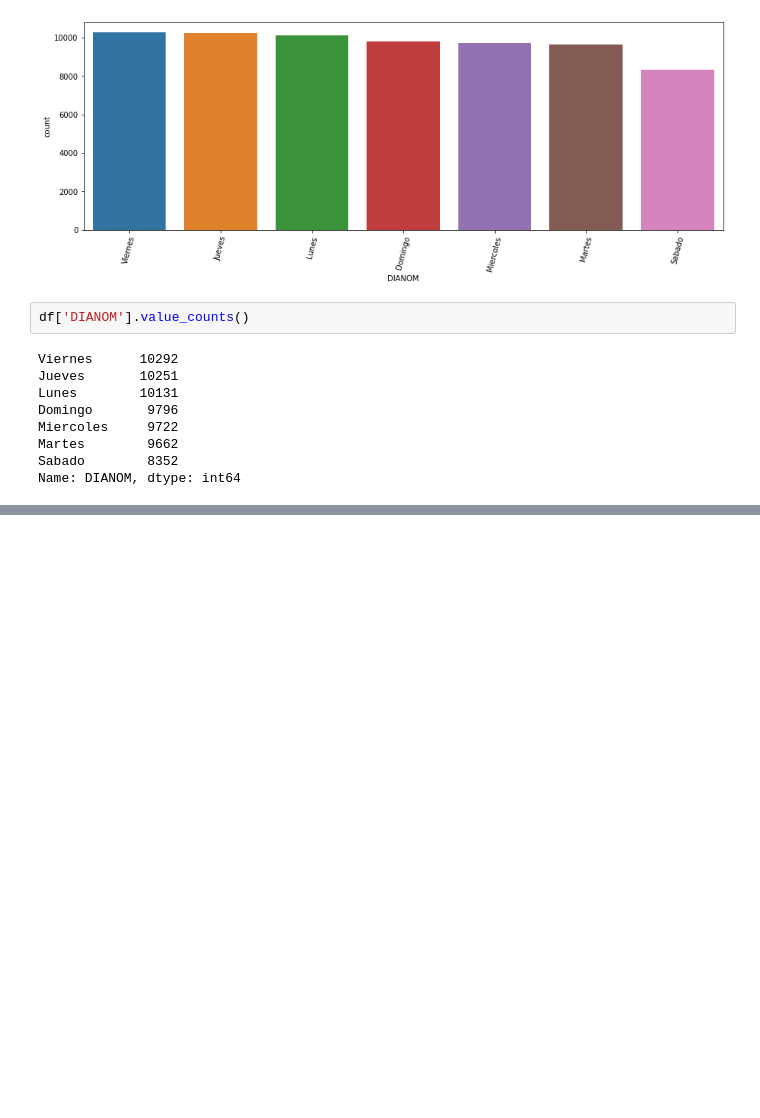
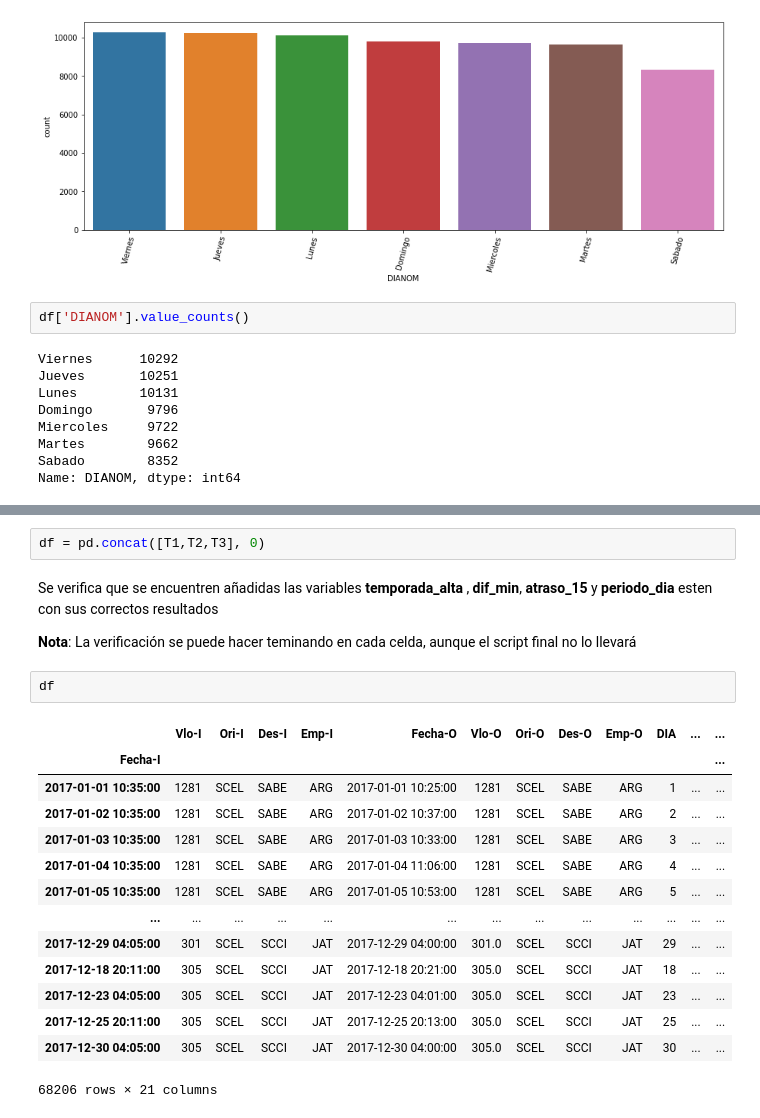
Before and after one commit to OsvaldoMedina/LATAM-Airlines, a Jupyter notebook: solution.ipynb, the cells around one changed output, grey strips where cells are left out. Drawn from its saved outputs; the diff is of its cells as text; blank space fills up the shorter version.

Commit message:
Add new columns(Step 2) and Documentation

```diff
--- a/solution.ipynb
+++ b/solution.ipynb
@@ -312,0 +377,23 @@ Fecha-I
+# %%
+df = pd.concat([T1,T2,T3], 0)
+# %% [markdown]
+Se verifica que se encuentren añadidas las variables **temporada_alta** , **dif_min**, **atraso_15** y **periodo_dia** esten  con sus correctos resultados
+
+**Nota**:  La verificación se puede hacer  teminando en cada celda, aunque el script final no lo llevará
+# %%
+df
+# %% [output]
+|  | Vlo-I | Ori-I | Des-I | Emp-I | Fecha-O | Vlo-O | Ori-O | Des-O | Emp-O | DIA | ... | ... |
+| Fecha-I |  |  |  |  |  |  |  |  |  |  |  | ... |
+| 2017-01-01 10:35:00 | 1281 | SCEL | SABE | ARG | 2017-01-01 10:25:00 | 1281 | SCEL | SABE | ARG | 1 | ... | ... |
+| 2017-01-02 10:35:00 | 1281 | SCEL | SABE | ARG | 2017-01-02 10:37:00 | 1281 | SCEL | SABE | ARG | 2 | ... | ... |
+| 2017-01-03 10:35:00 | 1281 | SCEL | SABE | ARG | 2017-01-03 10:33:00 | 1281 | SCEL | SABE | ARG | 3 | ... | ... |
+| 2017-01-04 10:35:00 | 1281 | SCEL | SABE | ARG | 2017-01-04 11:06:00 | 1281 | SCEL | SABE | ARG | 4 | ... | ... |
+| 2017-01-05 10:35:00 | 1281 | SCEL | SABE | ARG | 2017-01-05 10:53:00 | 1281 | SCEL | SABE | ARG | 5 | ... | ... |
+| ... | ... | ... | ... | ... | ... | ... | ... | ... | ... | ... | ... | ... |
+| 2017-12-29 04:05:00 | 301 | SCEL | SCCI | JAT | 2017-12-29 04:00:00 | 301.0 | SCEL | SCCI | JAT | 29 | ... | ... |
+| 2017-12-18 20:11:00 | 305 | SCEL | SCCI | JAT | 2017-12-18 20:21:00 | 305.0 | SCEL | SCCI | JAT | 18 | ... | ... |
+| 2017-12-23 04:05:00 | 305 | SCEL | SCCI | JAT | 2017-12-23 04:01:00 | 305.0 | SCEL | SCCI | JAT | 23 | ... | ... |
+| 2017-12-25 20:11:00 | 305 | SCEL | SCCI | JAT | 2017-12-25 20:13:00 | 305.0 | SCEL | SCCI | JAT | 25 | ... | ... |
+| 2017-12-30 04:05:00 | 305 | SCEL | SCCI | JAT | 2017-12-30 04:00:00 | 305.0 | SCEL | SCCI | JAT | 30 | ... | ... |
+68206 rows × 21 columns
```
Also changed, not shown: parts of 17 cells of this notebook, 2 other files.
